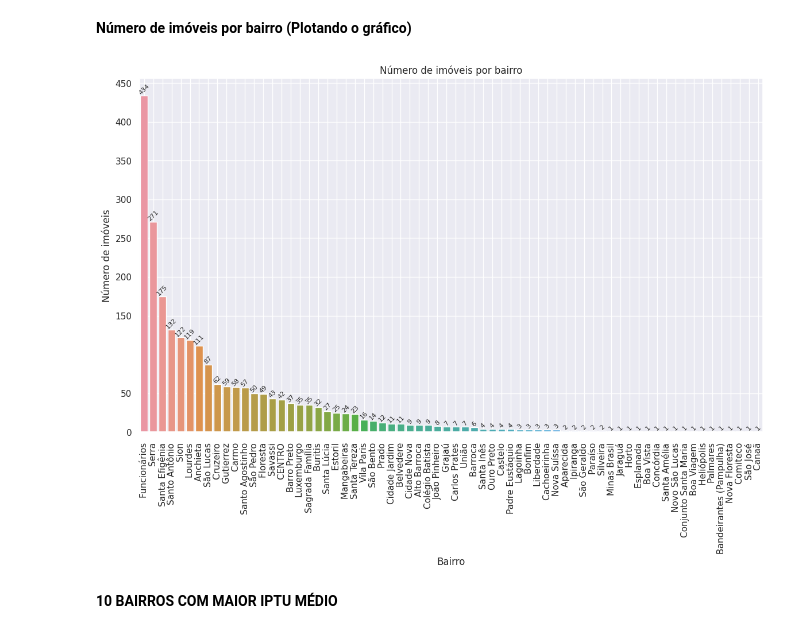
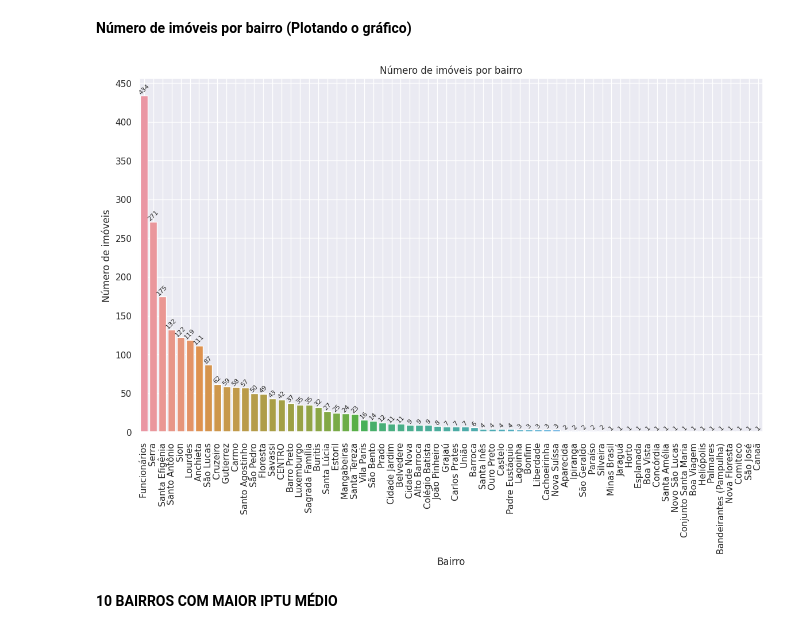
Before and after one commit to arthurlm1234/Estudo-Residencial-BH, a Jupyter notebook: plots.ipynb, the cells around one changed output. Cells and saved outputs as stored; diff of their text form; code cells hidden in the pictures.

```diff
--- a/plots.ipynb
+++ b/plots.ipynb
@@ -24,32 +24,32 @@ O bairro com maior número de imóveis é: Funcionários
 # %%
 import seaborn as sns
 import matplotlib.pyplot as plt
 from matplotlib.ticker import ScalarFormatter
 
 filtered_counts = df['Bairro'].value_counts().loc[lambda x: x > 0]
 
 plt.figure(figsize=(14, 8))
 ax = sns.barplot(x=filtered_counts.index, y=filtered_counts)
 plt.title('Número de imóveis por bairro')
 plt.xlabel('Bairro')
 plt.ylabel('Número de imóveis')
 
 plt.xticks(rotation=90)
 
 plt.ylim(bottom=1)
 
 ax.yaxis.set_major_formatter(ScalarFormatter())
 
-plt.yticks(ticks=[0, 50, 150, 200, 250, 300, 350, 400, 450])
+plt.yticks(ticks=[0, 50, 100, 150, 200, 250, 300, 350, 400, 450])
 
 plt.grid(True)
 
 for x, y in zip(range(len(filtered_counts)), filtered_counts):
     plt.text(x, y, str(y), ha='center', va='bottom', rotation=45, fontsize=8)
 
 plt.show()
 # %% [output]
-[figure, old version]
+[figure, new version]
 # %% [markdown]
 **10 BAIRROS COM MAIOR IPTU MÉDIO**
 # %%
```
